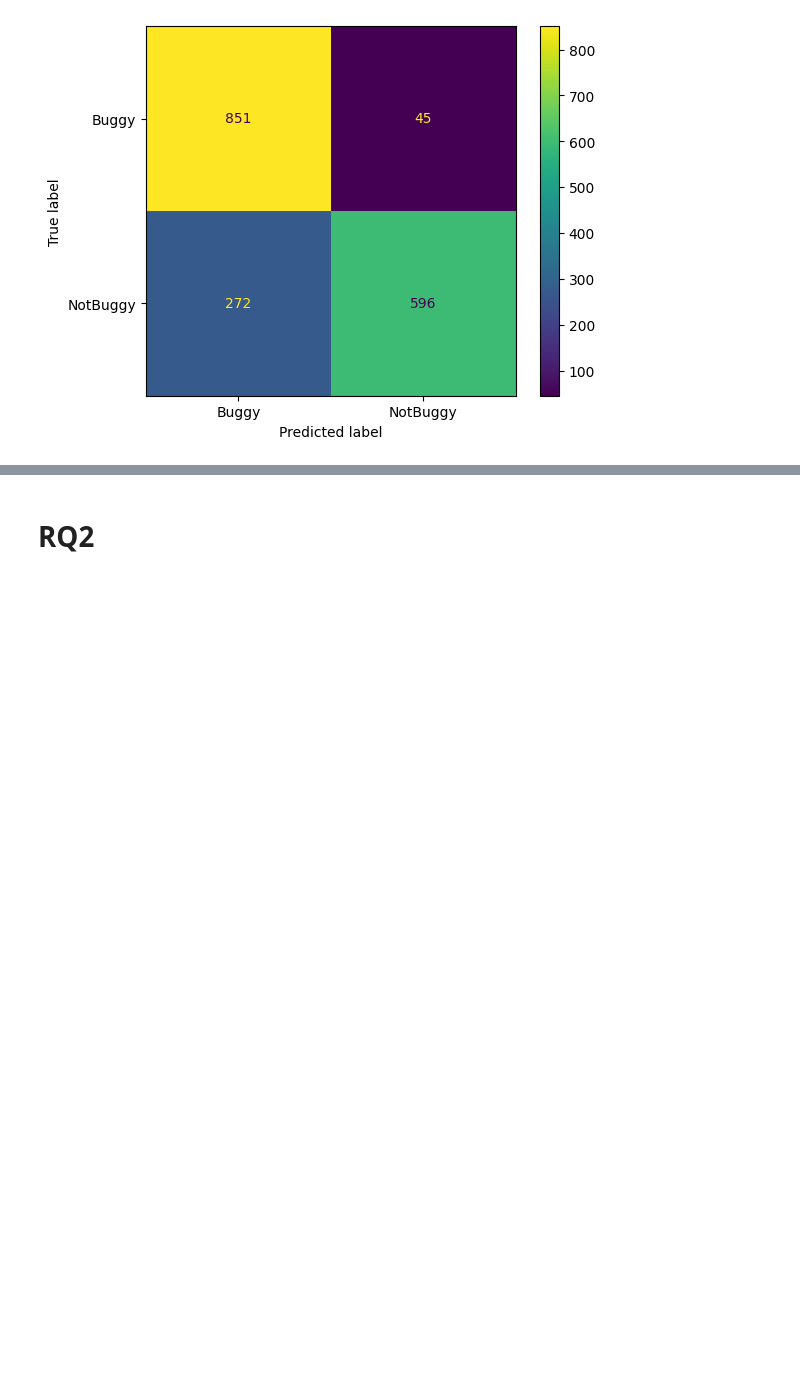
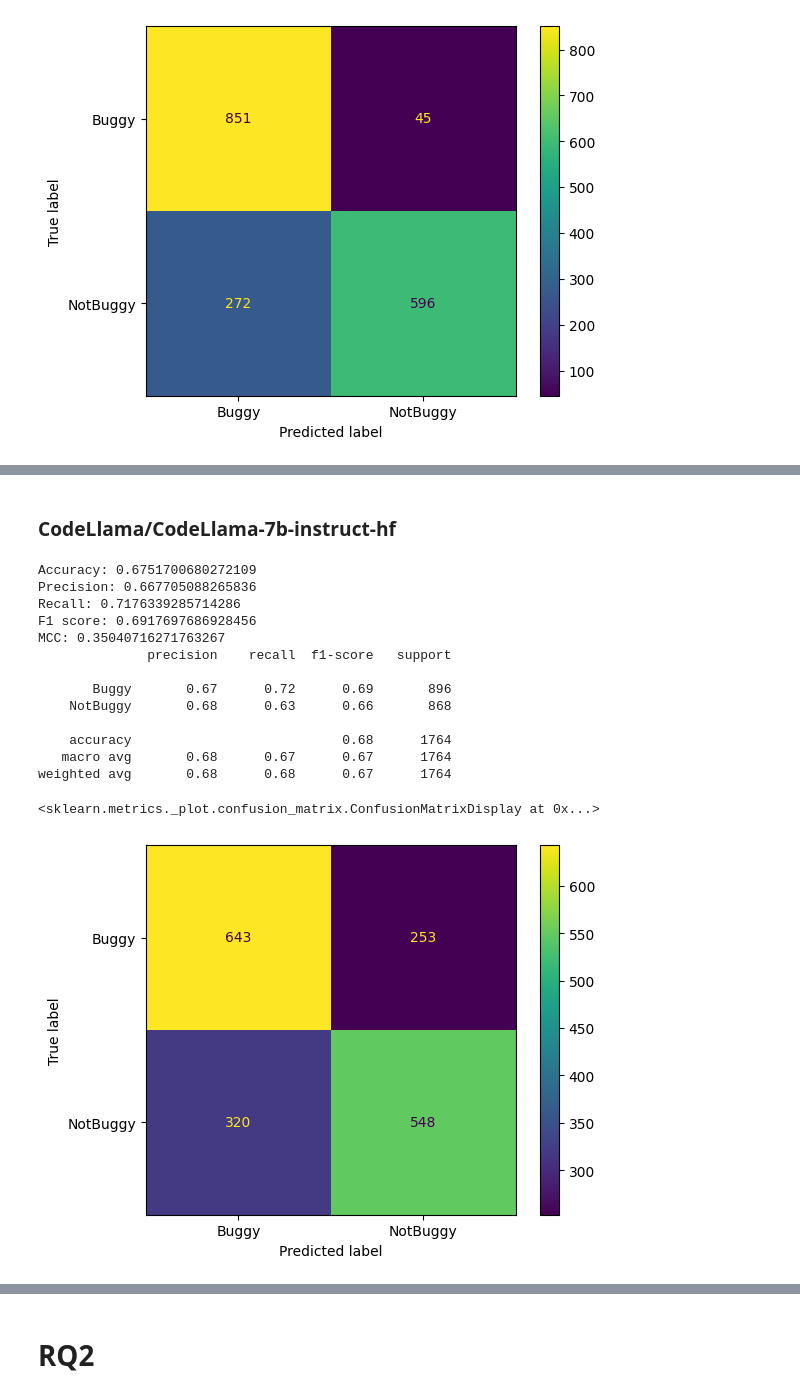
Before and after one commit to SQMLab/Tangled, a Jupyter notebook: OpenSourceModels.ipynb, the cells around one changed output, grey strips where cells are left out. Cells and saved outputs as stored; diff of their text form; code cells hidden in the pictures; blank space fills up the shorter version.

```diff
--- a/OpenSourceModels.ipynb
+++ b/OpenSourceModels.ipynb
@@ -108,0 +319,30 @@ weighted avg       0.84      0.82      0.82      1764
+# %% [markdown]
+### CodeLlama/CodeLlama-7b-instruct-hf
+# %%
+result = pd.read_csv("./Results/RQ1/WithMsg/codellama-CodeLlama-7b-instruct-hf.csv")
+
+print("Accuracy:", accuracy_score(result["Decision"], result["Detection"]))
+print("Precision:", precision_score(result["Decision"], result["Detection"], pos_label="Buggy"))
+print("Recall:", recall_score(result["Decision"], result["Detection"], pos_label="Buggy"))
+print("F1 score:", f1_score(result["Decision"], result["Detection"], pos_label="Buggy"))
+print("MCC:", matthews_corrcoef(result["Decision"], result["Detection"]))
+print(classification_report(result["Decision"], result["Detection"]))
+cm = confusion_matrix(result["Decision"], result["Detection"], labels=["Buggy", "NotBuggy"])
+fig = ConfusionMatrixDisplay(cm, display_labels=["Buggy", "NotBuggy"])
+fig.plot()
+# %% [output]
+Accuracy: 0.6751700680272109
+Precision: 0.667705088265836
+Recall: 0.7176339285714286
+F1 score: 0.6917697686928456
+MCC: 0.35040716271763267
+              precision    recall  f1-score   support
+
+       Buggy       0.67      0.72      0.69       896
+    NotBuggy       0.68      0.63      0.66       868
+
+    accuracy                           0.68      1764
+   macro avg       0.68      0.67      0.67      1764
+weighted avg       0.68      0.68      0.67      1764
+<sklearn.metrics._plot.confusion_matrix.ConfusionMatrixDisplay at 0x...>
+[figure, added]
```
Also changed, not shown: parts of 29 cells of this notebook, 2 other files.
